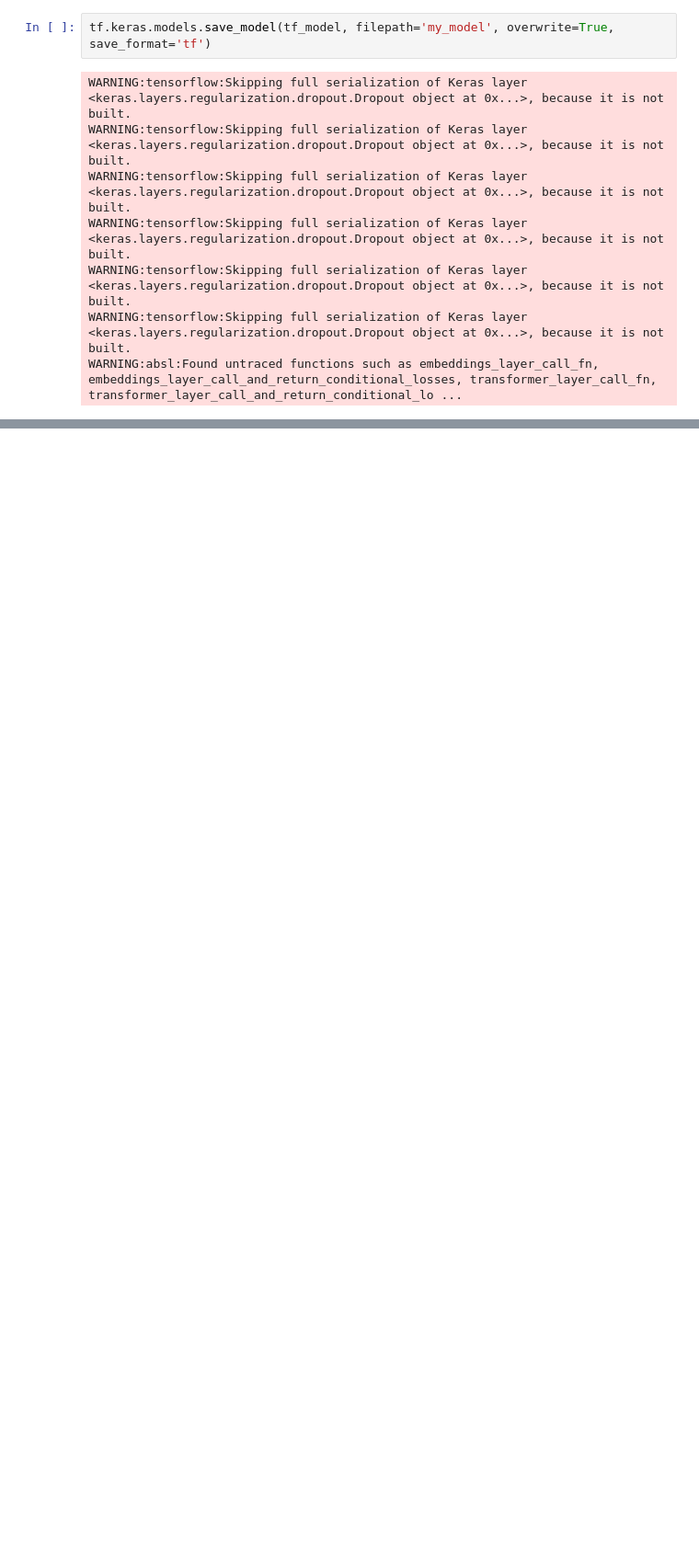
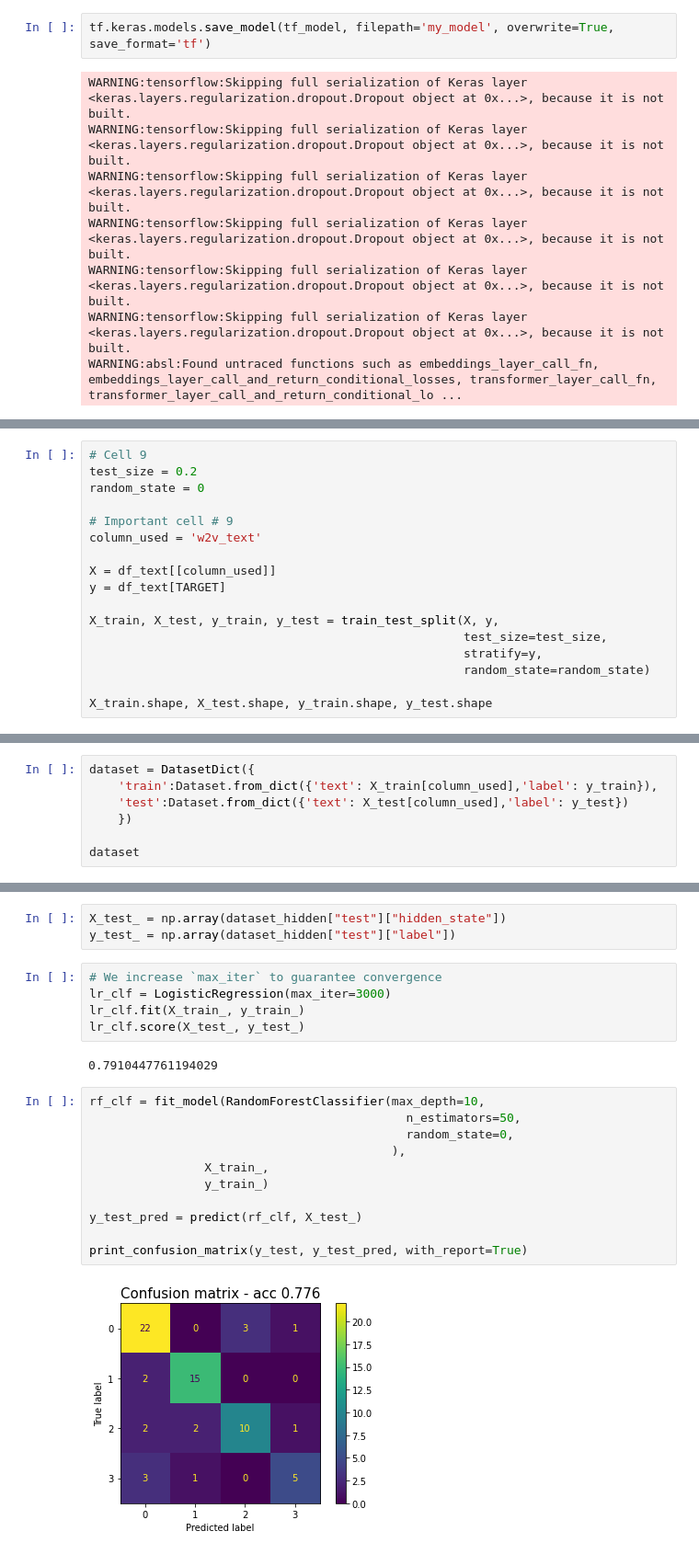
Before and after one commit to hmatzner/text-classification, a Jupyter notebook: url_classification.ipynb, the cells around one changed output, grey strips where cells are left out. Shown at 92% size. Saved outputs shown, nothing was run; the diff lists cells and outputs as text; blank space fills up the shorter version.

Commit message:
split in notebook between working with valid data and valid split

```diff
--- a/url_classification.ipynb
+++ b/url_classification.ipynb
@@ -1409,0 +1421,17 @@ weighted avg       0.69      0.68      0.67        50
+# %%
+# Cell 9
+test_size = 0.2
+random_state = 0
+
+# Important cell # 9
+column_used = 'w2v_text'
+
+X = df_text[[column_used]]
+y = df_text[TARGET]
+
+X_train, X_test, y_train, y_test = train_test_split(X, y,
+                                                    test_size=test_size,
+                                                    stratify=y,
+                                                    random_state=random_state)
+
+X_train.shape, X_test.shape, y_train.shape, y_test.shape
@@ -1409,0 +1456,7 @@ weighted avg       0.69      0.68      0.67        50
+# %%
+dataset = DatasetDict({
+    'train':Dataset.from_dict({'text': X_train[column_used],'label': y_train}),
+    'test':Dataset.from_dict({'text': X_test[column_used],'label': y_test})
+    })
+
+dataset
@@ -1409,0 +1528,23 @@ weighted avg       0.69      0.68      0.67        50
+# %%
+X_test_ = np.array(dataset_hidden["test"]["hidden_state"])
+y_test_ = np.array(dataset_hidden["test"]["label"])
+# %%
+# We increase `max_iter` to guarantee convergence
+lr_clf = LogisticRegression(max_iter=3000)
+lr_clf.fit(X_train_, y_train_)
+lr_clf.score(X_test_, y_test_)
+# %% [output]
+0.7910447761194029
+# %%
+rf_clf = fit_model(RandomForestClassifier(max_depth=10,
+                                            n_estimators=50,
+                                            random_state=0,
+                                          ),
+                X_train_,
+                y_train_)
+
+y_test_pred = predict(rf_clf, X_test_)
+
+print_confusion_matrix(y_test, y_test_pred, with_report=True)
+# %% [output]
+[figure, added]
```
Also changed, not shown: parts of 43 cells of this notebook.
